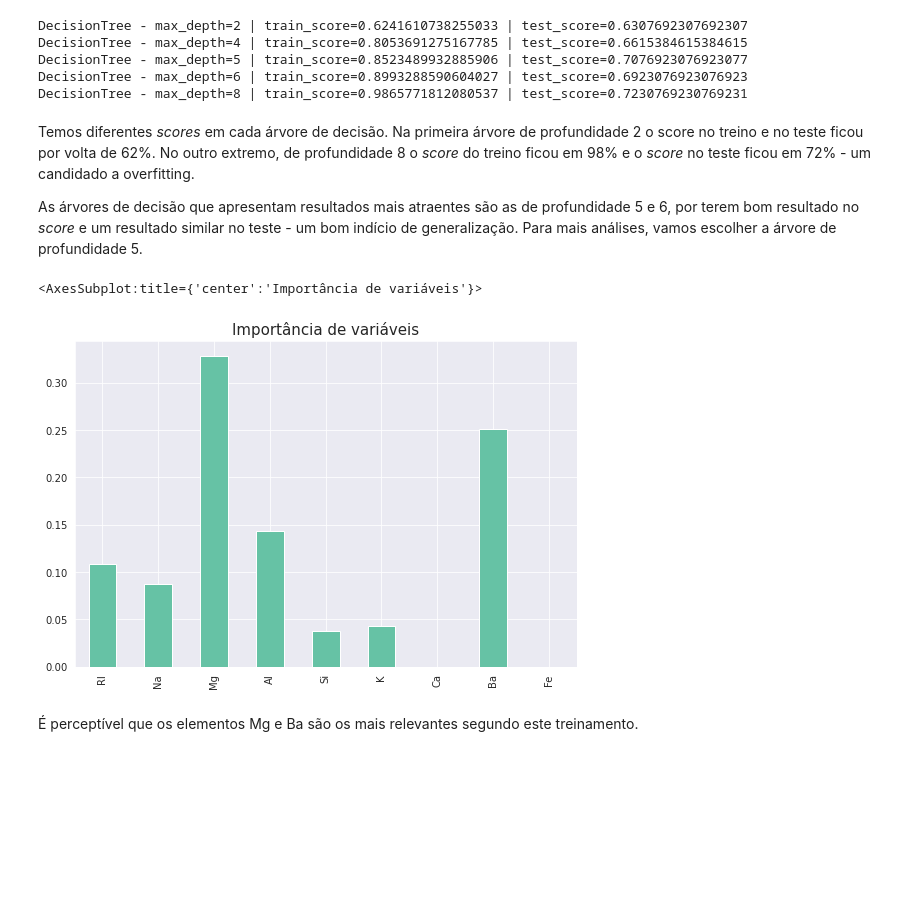
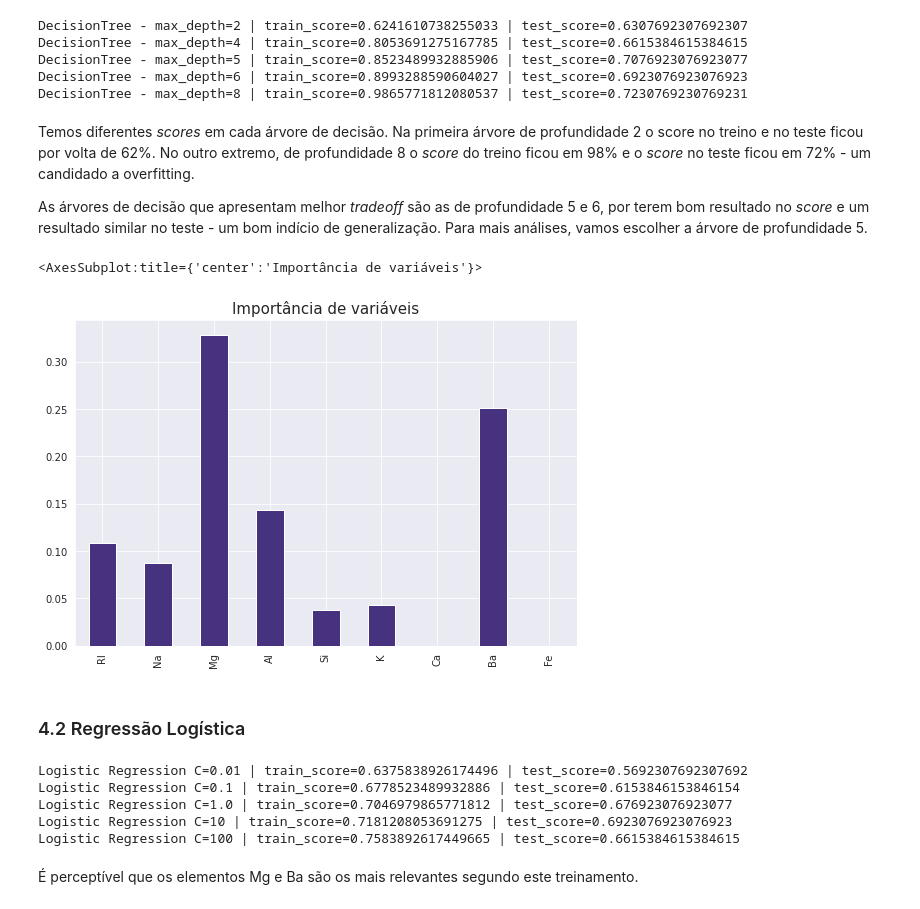
Before and after one commit to davi-santos/Glass-Classification, a Jupyter notebook: Data Analysis.ipynb, the cells around one changed output. Drawn from its saved outputs; the diff is of its cells as text; code cells hidden in the pictures; blank space fills up the shorter version.

Commit message:
Added Logistic Regression

```diff
--- a/Data Analysis.ipynb
+++ b/Data Analysis.ipynb
@@ -154,8 +168,8 @@ De fato, para o primeiro exemplo entre Ca e RI a tendência linear é de aumento
 Como vamos trabalhar com alguns algoritmos de ML lineares é preciso que estes dados sejam preprocessados. Para isto vamos utilizar StandScaler para esta tarefa e utilizar o X_scaled para os algoritmos de ML que precisarem mesmo. Para árvores de decisão isto não será necessário.
 # %%
 # Dados originais
-X = df.drop(labels='Type',axis=1).values
-y = df['Type'].values
+X = df.drop(labels='Type',axis=1)
+y = df['Type']
 
 # Dados escalados no X_scaled
 scaler = StandardScaler().fit(X)
@@ -189,14 +203,42 @@ DecisionTree - max_depth=8 | train_score=0.9865771812080537 | test_score=0.72307
 # %% [markdown]
 Temos diferentes *scores* em cada árvore de decisão. Na primeira árvore de profundidade 2 o score no treino e no teste ficou por volta de 62%. No outro extremo, de profundidade 8 o *score* do treino ficou em 98% e o *score* no teste ficou em 72% - um candidado a overfitting.
 
-As árvores de decisão que apresentam resultados mais atraentes são as de profundidade 5 e 6, por terem bom resultado no *score* e um resultado similar no teste - um bom indício de generalização. Para mais análises, vamos escolher a árvore de profundidade 5.
+As árvores de decisão que apresentam melhor *tradeoff* são as de profundidade 5 e 6, por terem bom resultado no *score* e um resultado similar no teste - um bom indício de generalização. Para mais análises, vamos escolher a árvore de profundidade 5.
-# %%
-dt = classifiers[2]
-df_decisionTree = pd.Series(dt.feature_importances_, index=df.columns.values[0:-1])
-
-plt.figure(figsize=(9,6))
-plt.title('Importância de variáveis', fontsize=15)
-df_decisionTree.plot(kind='bar')
-# %% [output]
-<AxesSubplot:title={'center':'Importância de variáveis'}>
-[figure, removed]
+# %%
+dt = classifiers[2]
+df_decisionTree = pd.Series(dt.feature_importances_, index=df.columns.values[0:-1])
+
+plt.figure(figsize=(9,6))
+plt.title('Importância de variáveis', fontsize=15)
+sns.set_palette('viridis')
+df_decisionTree.plot(kind='bar')
+# %% [output]
+<AxesSubplot:title={'center':'Importância de variáveis'}>
+[figure, added]
+# %% [markdown]
+### 4.2 Regressão Logística
+# %%
+from sklearn.linear_model import LogisticRegression
+
+#Get data
+
+X_train, X_test, y_train, y_test = train_test_split(X_scaled, y, stratify=y, test_size=0.3, random_state=101)
+
+#Test parameters
+C = [0.01, 0.1, 1.0, 10, 100]
+classifiers = []
+
+for c in C:
+    clf = LogisticRegression(C=c, random_state=101, n_jobs=-1, max_iter=1000)
+    clf.fit(X_scaled, y)
+
+    print('Logistic Regression C={} | train_score={} | test_score={}'.format(c, clf.score(X_train, y_train) \
+                                                                        ,clf.score(X_test, y_test)))
+
+    classifiers.append(clf)
+# %% [output]
+Logistic Regression C=0.01 | train_score=0.6375838926174496 | test_score=0.5692307692307692
+Logistic Regression C=0.1 | train_score=0.6778523489932886 | test_score=0.6153846153846154
+Logistic Regression C=1.0 | train_score=0.7046979865771812 | test_score=0.676923076923077
+Logistic Regression C=10 | train_score=0.7181208053691275 | test_score=0.6923076923076923
+Logistic Regression C=100 | train_score=0.7583892617449665 | test_score=0.6615384615384615
```
Also changed, not shown: parts of 13 cells of this notebook.
